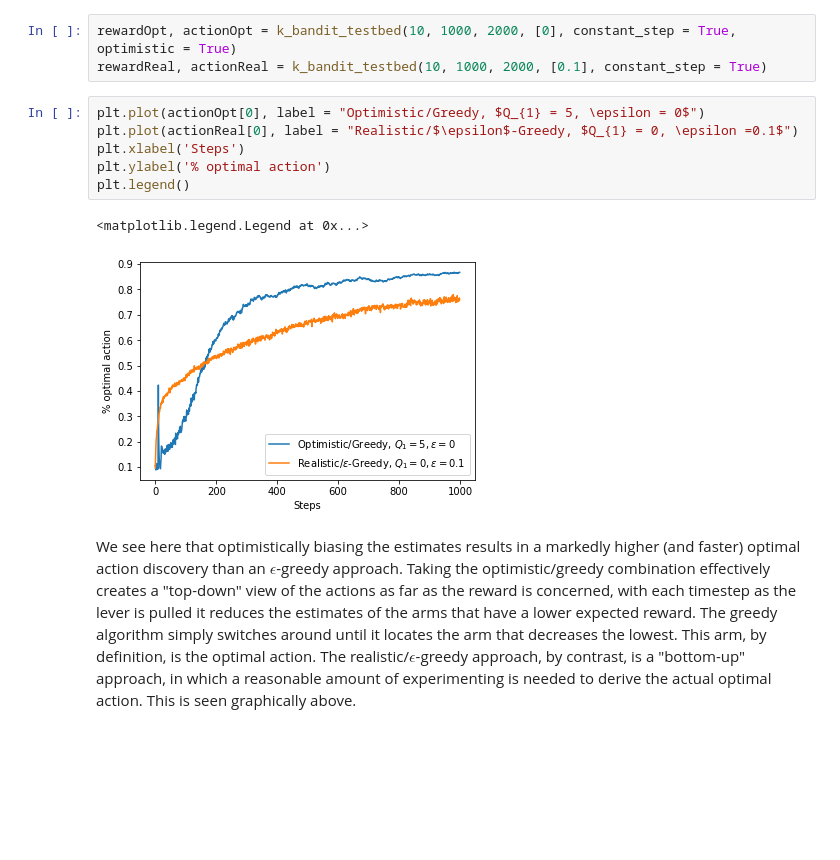
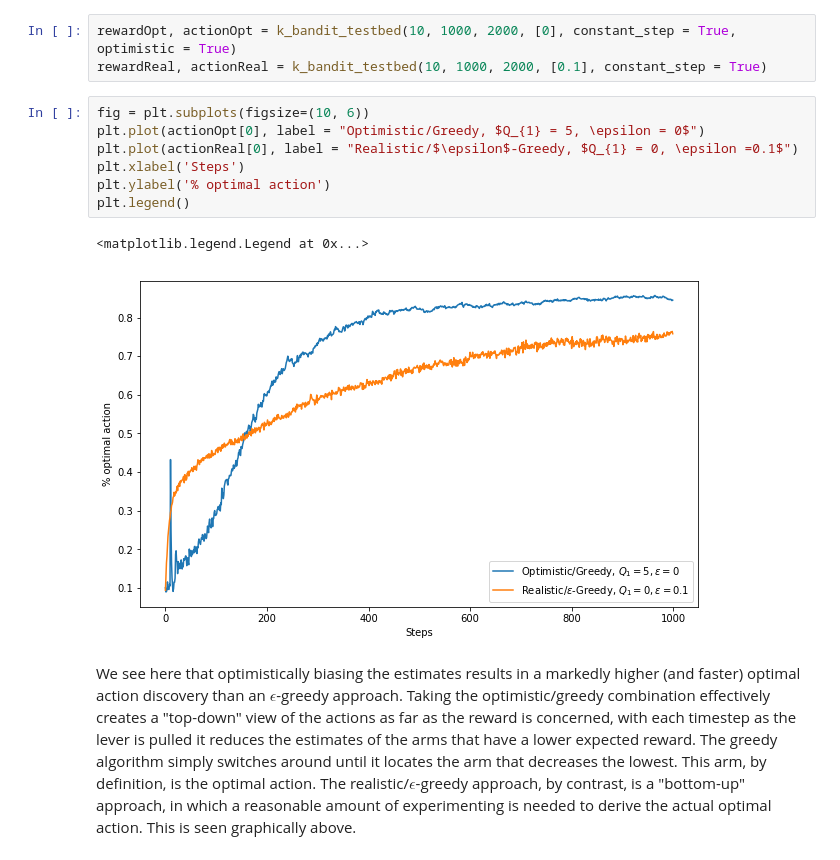
Before and after one commit to levimcclenny/Reinforcement_Learning, a Jupyter notebook: Chapter2.ipynb, the cells around one changed output. Saved outputs shown, nothing was run; the diff lists cells and outputs as text; blank space fills up the shorter version.

```diff
--- a/Chapter2.ipynb
+++ b/Chapter2.ipynb
@@ -129,14 +136,15 @@ Here we evaluate the effect of optimistically estimating the means at the initia
 rewardOpt, actionOpt = k_bandit_testbed(10, 1000, 2000, [0], constant_step = True, optimistic = True)
 rewardReal, actionReal = k_bandit_testbed(10, 1000, 2000, [0.1], constant_step = True)
 # %%
+fig = plt.subplots(figsize=(10, 6))
 plt.plot(actionOpt[0], label = "Optimistic/Greedy, $Q_{1} = 5, \epsilon = 0$")
 plt.plot(actionReal[0], label = "Realistic/$\epsilon$-Greedy, $Q_{1} = 0, \epsilon =0.1$")
 plt.xlabel('Steps')
 plt.ylabel('% optimal action')
 plt.legend()
 # %% [output]
 <matplotlib.legend.Legend at 0x...>
-[figure, old version]
+[figure, new version]
 # %% [markdown]
 We see here that optimistically biasing the estimates results in a markedly higher (and faster) optimal action discovery than an $\epsilon$-greedy approach. Taking the optimistic/greedy combination effectively creates a "top-down" view of the actions as far as the reward is concerned, with each timestep as the lever is pulled it reduces the estimates of the arms that have a lower expected reward. The greedy algorithm simply switches around until it locates the arm that decreases the lowest. This arm, by definition, is the optimal action. The realistic/$\epsilon$-greedy approach, by contrast, is a "bottom-up" approach, in which a reasonable amount of experimenting is needed to derive the actual optimal action. This is seen graphically above.
 # %% [markdown]
```
Also changed, not shown: parts of 23 cells of this notebook.
